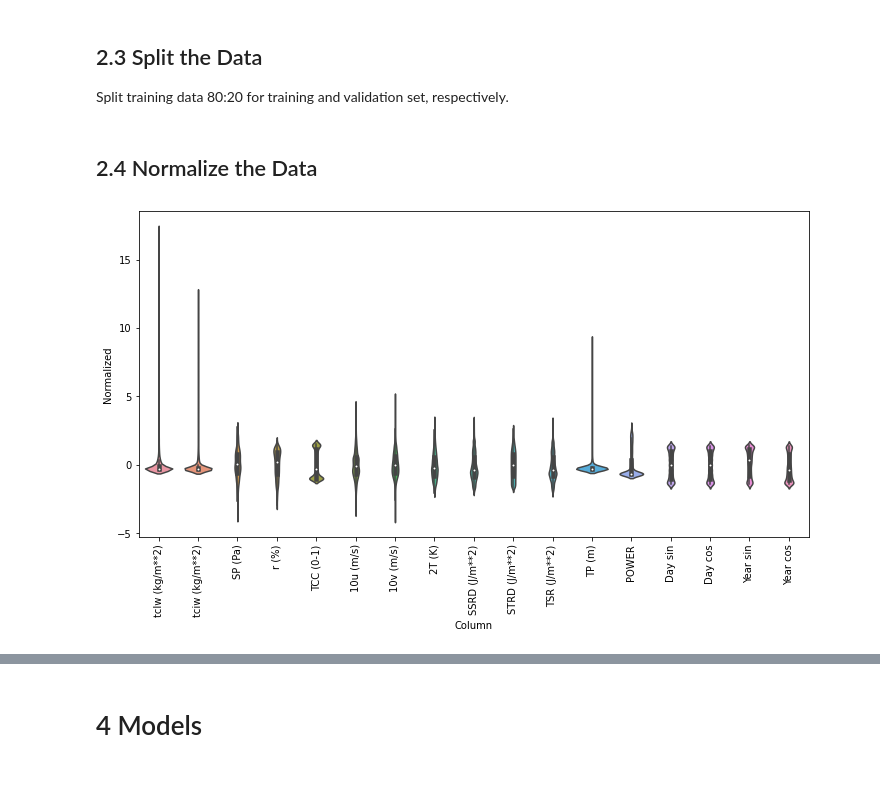
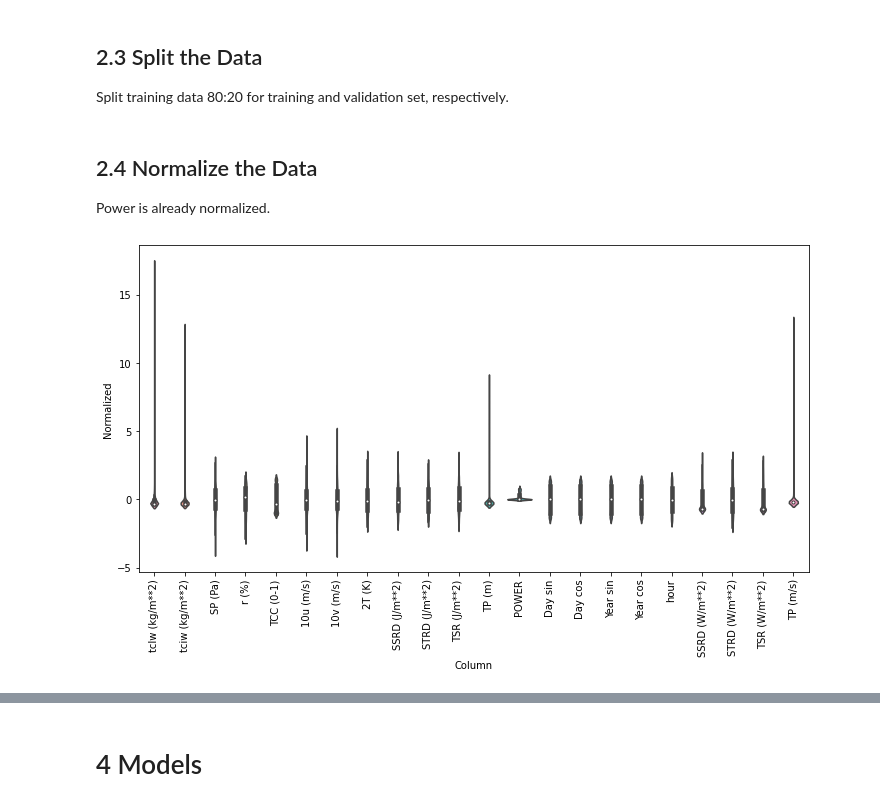
Before and after one commit to cantiado/solar-power-forecast, a Jupyter notebook: solarpowerforecast.ipynb, the cells around one changed output, grey strips where cells are left out. Drawn from its saved outputs; the diff is of its cells as text; code cells hidden in the pictures; blank space fills up the shorter version.

```diff
--- a/solarpowerforecast.ipynb
+++ b/solarpowerforecast.ipynb
@@ -179,11 +193,13 @@ train_df["Day sin"] = np.sin(train_timestamp_s * (2 * np.pi / day))
 train_df["Day cos"] = np.cos(train_timestamp_s * (2 * np.pi / day))
 train_df["Year sin"] = np.sin(train_timestamp_s * (2 * np.pi / year))
 train_df["Year cos"] = np.cos(train_timestamp_s * (2 * np.pi / year))
+train_df["hour"] = train_timestamp.map(lambda t: t.hour)
 
 test_df["Day sin"] = np.sin(test_timestamp_s * (2 * np.pi / day))
 test_df["Day cos"] = np.cos(test_timestamp_s * (2 * np.pi / day))
 test_df["Year sin"] = np.sin(test_timestamp_s * (2 * np.pi / year))
 test_df["Year cos"] = np.cos(test_timestamp_s * (2 * np.pi / year))
+test_df["hour"] = test_timestamp.map(lambda t: t.hour)
 # %%
 plt.plot(np.array(train_df["Day sin"])[:25])
 plt.plot(np.array(train_df["Day cos"])[:25])
@@ -224,30 +491,34 @@ test3_df = test_df.loc[test3_index]
 num_features = train_df.shape[1]
 # %% [markdown]
 ## 2.4 Normalize the Data
+Power is already normalized.
 # %%
-train1_mean = train1_df.mean()
-train1_std = train1_df.std()
-train1_df = (train1_df - train1_mean) / train1_std
-val1_df = (val1_df - train1_mean) / train1_std
-test1_df = (test1_df - train1_mean) / train1_std
+cols = train_df.columns.drop("POWER")
 
-train2_mean = train2_df.mean()
-train2_std = train2_df.std()
-train2_df = (train2_df - train2_mean) / train2_std
-val2_df = (val2_df - train2_mean) / train2_std
-test2_df = (test2_df - train2_mean) / train2_std
+train1_mean = train1_df[cols].mean()
+train1_std = train1_df[cols].std()
+train1_df[cols] = (train1_df[cols] - train1_mean) / train1_std
+val1_df[cols] = (val1_df[cols] - train1_mean) / train1_std
+test1_df[cols] = (test1_df[cols] - train1_mean) / train1_std
 
-train3_mean = train3_df.mean()
-train3_std = train3_df.std()
-train3_df = (train3_df - train3_mean) / train3_std
-val3_df = (val3_df - train3_mean) / train3_std
-test3_df = (test3_df - train3_mean) / train3_std
+train2_mean = train2_df[cols].mean()
+train2_std = train2_df[cols].std()
+train2_df[cols] = (train2_df[cols] - train2_mean) / train2_std
+val2_df[cols] = (val2_df[cols] - train2_mean) / train2_std
+test2_df[cols] = (test2_df[cols] - train2_mean) / train2_std
+
+train3_mean = train3_df[cols].mean()
+train3_std = train3_df[cols].std()
+train3_df[cols] = (train3_df[cols] - train3_mean) / train3_std
+val3_df[cols] = (val3_df[cols] - train3_mean) / train3_std
+test3_df[cols] = (test3_df[cols] - train3_mean) / train3_std
 # %%
 # Distribution of features for training data at zone 1
-df_std = (train_df.loc[train1_index] - train1_mean) / train1_std
+df_std = train1_df.copy()
 df_std = df_std.melt(var_name="Column", value_name="Normalized")
 plt.figure(figsize=(12,6))
 ax = sns.violinplot(x="Column", y="Normalized", data=df_std)
-_ = ax.set_xticklabels(train_df.keys(), rotation=90)
+_ = ax.set_xticklabels(train1_df.keys(), rotation=90)
+plt.savefig("norm.png")
 # %% [output]
-[figure, old version]
+[figure, new version]
```
Also changed, not shown: parts of 116 cells of this notebook.
